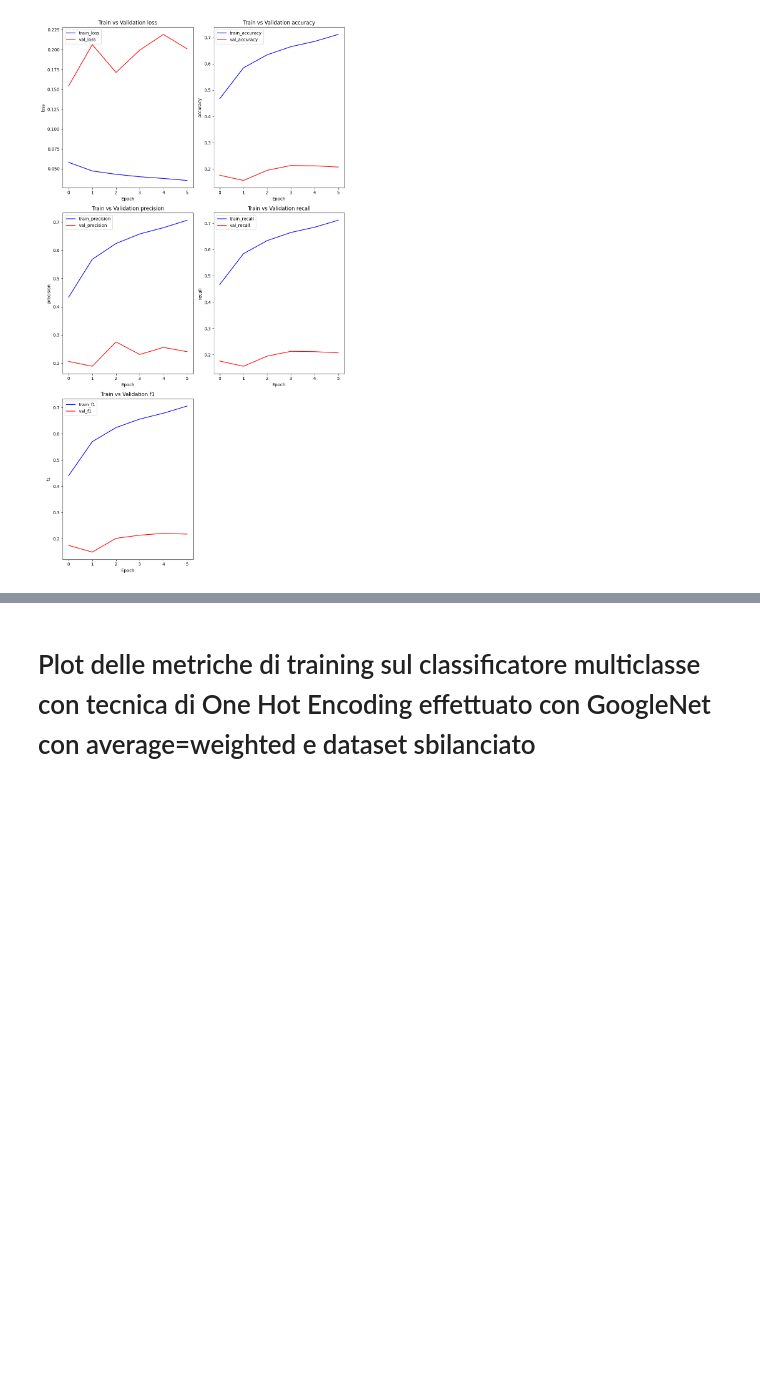
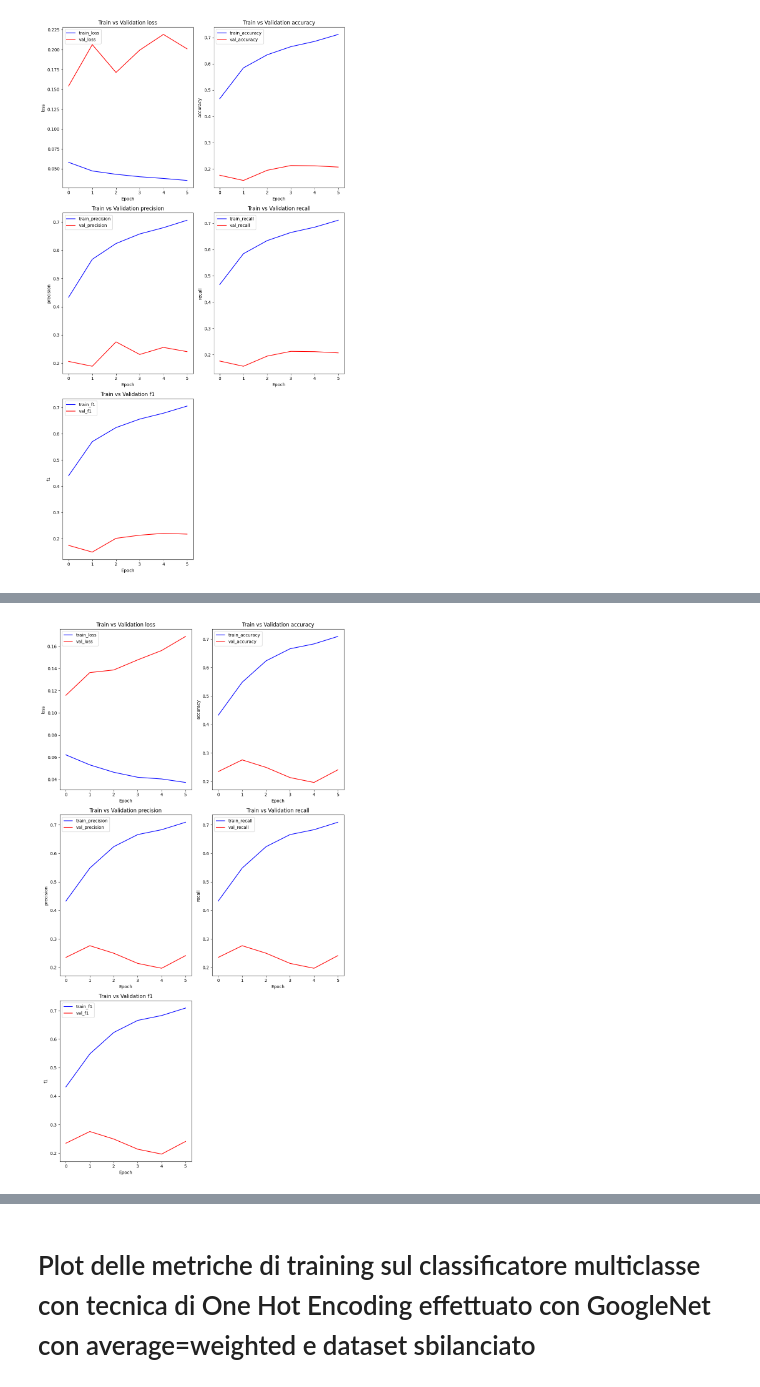
Before and after one commit to frenkmadda/UnderwaterSoundsClassification, a Jupyter notebook: Training.ipynb, the cells around one changed output, grey strips where cells are left out. Drawn from its saved outputs; the diff is of its cells as text; code cells hidden in the pictures; blank space fills up the shorter version.

```diff
--- a/Training.ipynb
+++ b/Training.ipynb
@@ -152,0 +155,4 @@ plot_metrics('results/test15_alex_net_one_hot_unbalanced.csv')
+# %%
+plot_metrics('results/test16_alex_net_one_hot_unbalanced.csv')
+# %% [output]
+[figure, added]
```
Also changed, not shown: parts of 5 cells of this notebook, 7 other files.
